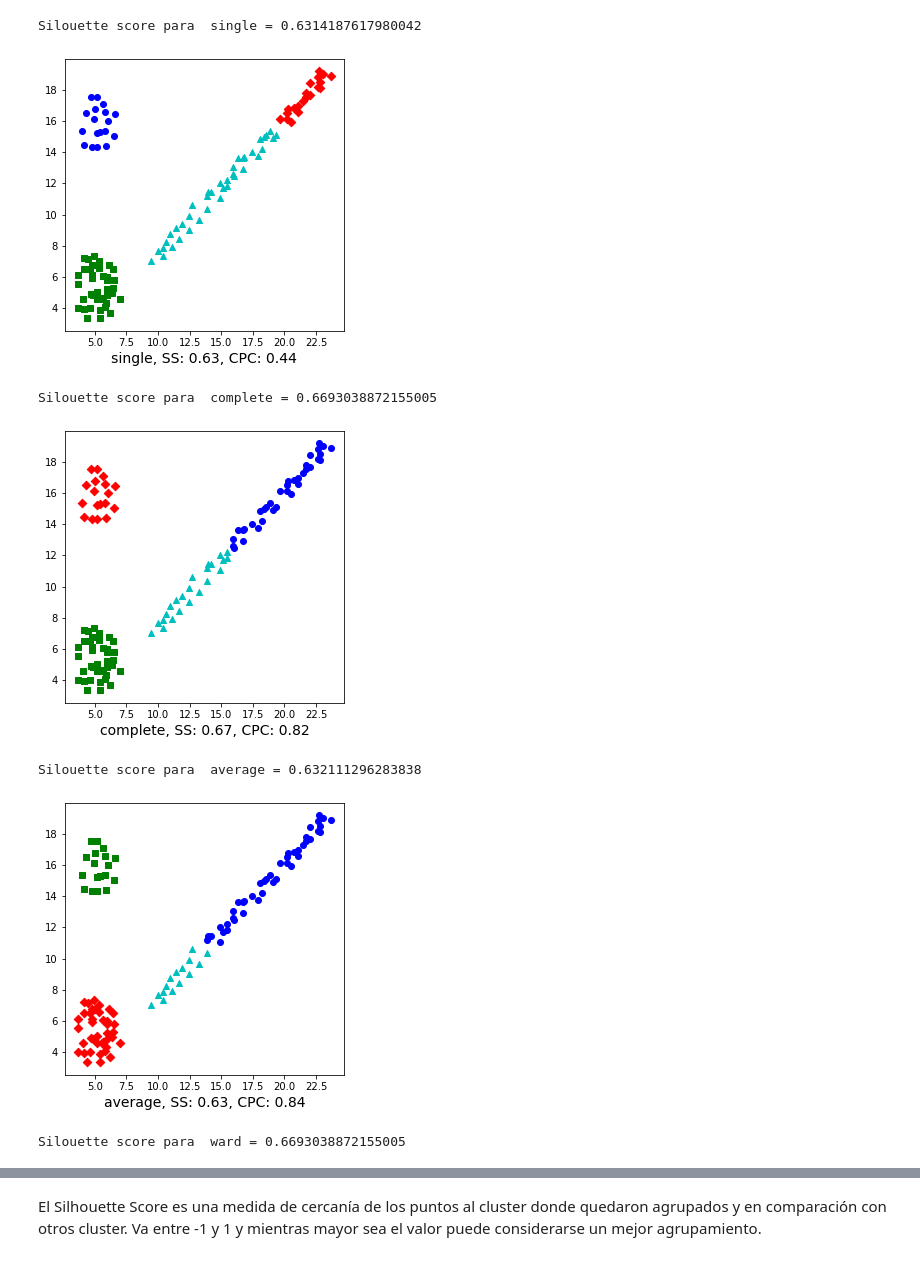
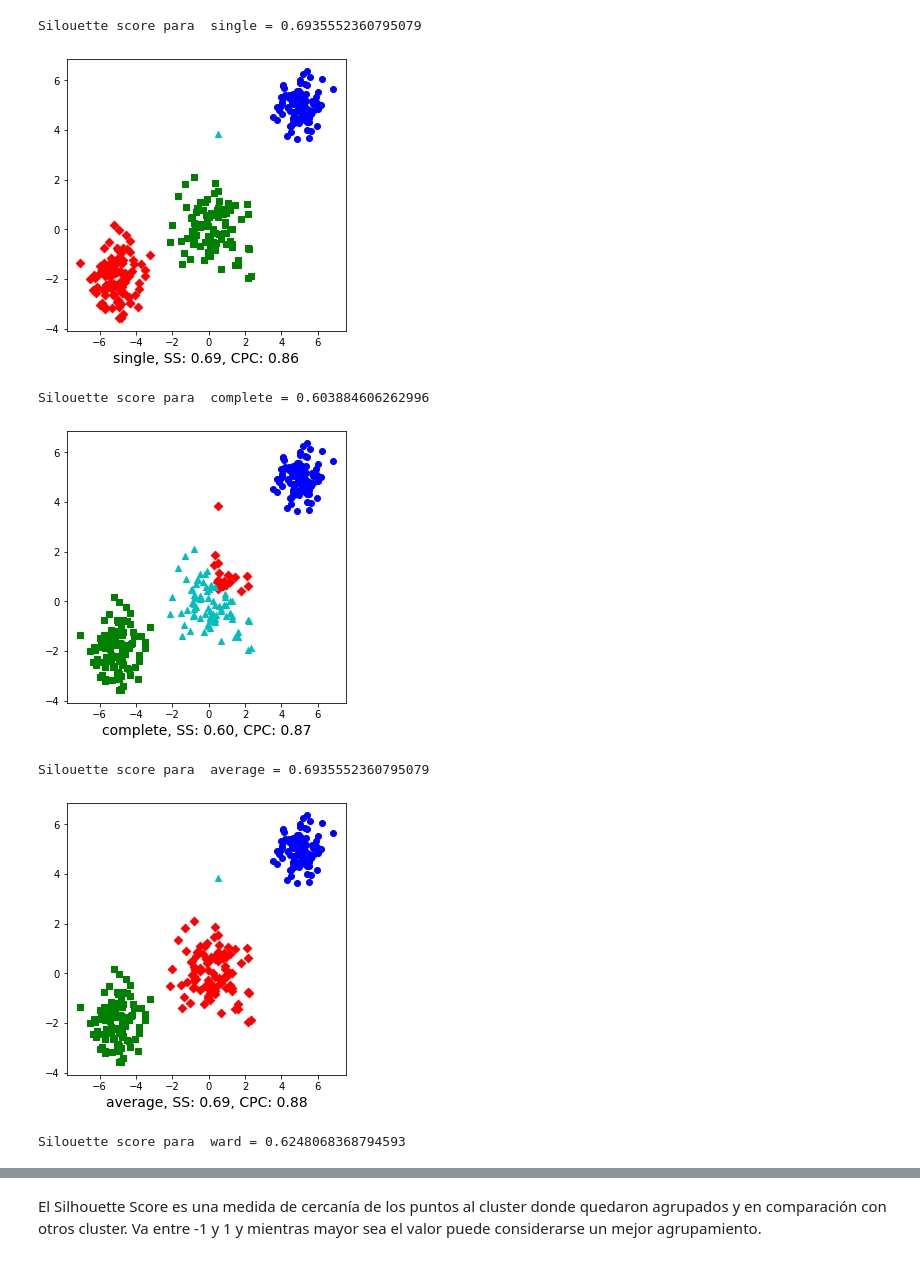
Before and after one commit to PabloSoligo2014/3670-UNLaM-CD, a Jupyter notebook: 04_Models/13_AgJerarquica/00-LabMethods.ipynb, the cells around one changed output, grey strips where cells are left out. Saved outputs shown, nothing was run; the diff lists cells and outputs as text; code cells hidden in the pictures.

```diff
--- a/04_Models/13_AgJerarquica/00-LabMethods.ipynb
+++ b/04_Models/13_AgJerarquica/00-LabMethods.ipynb
@@ -10,7 +10,24 @@ from scipy.cluster.hierarchy import dendrogram
 from scipy.cluster.hierarchy import linkage, cophenet
 from scipy.spatial import distance
 from scipy.cluster.hierarchy import fcluster
+from sklearn.datasets import make_blobs
 from sklearn import metrics
 markers = ['o', 's', 'D', '^', 'v', 'p', '*', 'H', 'x', '+', '<', '>', '1', '2', '3', '4']
 colors = ['b', 'g', 'r', 'c', 'm', 'y', 'k']
-df = pd.read_csv("../../datasets/Complete.csv", sep=';', header=None, names=["x", "y"])
+
+
+# Crear 3 grupos (blobs)
+X, y = make_blobs(
+    n_samples=300,           # total de puntos
+    centers=[(-5, -2), (0, 0), (5, 5)],  # coordenadas de los centros
+    cluster_std=[0.8, 1.0, 0.6],         # dispersión de cada grupo
+    random_state=42
+)
+
+# Visualizar los datos reales
+plt.figure(figsize=(6,5))
+plt.scatter(X[:,0], X[:,1], c=y, cmap="viridis", alpha=0.7, s=40)
+plt.title("Tres blobs (dataset sintético)")
+plt.xlabel("x1")
+plt.ylabel("x2")
+plt.show()
@@ -17,7 +35,0 @@ df = pd.read_csv("../../datasets/Complete.csv", sep=';', header=None, names=["x"
-# %%
-fields = ["x", "y"]
-fig, ax = plt.subplots(figsize=(5, 5))
-ax.set_xlabel(fields[0], fontsize=14)
-ax.set_ylabel(fields[1], fontsize=14)
-ax.scatter(df[fields[0]], df[fields[1]])
-plt.show()
@@ -44,13 +36,16 @@ df
+# %%
+X = pd.DataFrame(X, columns=["x1", "x2"])
+fields = ["x1", "x2"]
 # %%
 fig, axs = plt.subplots(1, 4, figsize=(20, 5))
 ms = ['single', 'complete', 'average', 'ward']
 dms = []
 Zs = []
 for m, ax in zip(ms, axs) :
-    dm = pdist(df[["x", "y"]], metric='euclidean') #single, complete, average, and ward
+    dm = pdist(X[fields], metric='euclidean') #single, complete, average, and ward
     dms.append(dm)
     Z = linkage(dm, method=m)#single, complete, average, and ward
-    d = dendrogram(Z, show_leaf_counts=True, leaf_font_size=8, leaf_rotation=90, ax=ax)
+    d = dendrogram(Z, show_leaf_counts=True, leaf_font_size=8, leaf_rotation=90, ax=ax, truncate_mode="level", p=3)
 
     ax.set_xlabel(m, fontsize=14)
     Zs.append(Z)
@@ -63,34 +58,34 @@ plt.show()
 # %%
 cgrupos = 4
 ms = ['single', 'complete', 'average', 'ward']
 for m, Z in zip(ms, Zs):
     memb = fcluster(Z, cgrupos, criterion='maxclust')
-    memb = pd.Series(memb, index=df.index)
-    df["Cluster"] = memb
+    memb = pd.Series(memb, index=X.index)
+    X["Cluster"] = memb
 
-    ss = metrics.silhouette_score(df[fields], labels=memb, metric='euclidean')
+    ss = metrics.silhouette_score(X[fields], labels=memb, metric='euclidean')
     print("Silouette score para ", m, "=", ss)
 
-    uet = np.unique(df["Cluster"])
-    X=df
+    uet = np.unique(X["Cluster"])
+
     fig, ax = plt.subplots(figsize=(5, 5))
     i = 0
     for e in uet:
         x = X[X["Cluster"]==e][fields[0]]
         y = X[X["Cluster"]==e][fields[1]]
         for index, row in X[X["Cluster"]==e].iterrows():
             ax.scatter(row[fields[0]],row[fields[1]], marker=markers[i%len(markers)], color=colors[i%len(colors)])
         cpc, cp = cophenet(linkage(dm, method=m), dm)
         ax.set_xlabel(m+", SS: "+"{:2.2f}".format(ss)+", CPC: "+"{:2.2f}".format(cpc), fontsize=14)
         i+=1
         #plt.scatter(x, y, marker=markers[e%len(markers)], color=colors[e%len(colors)], label='Group'+str(e))
     #plt.legend()
     plt.show()
 # %% [output]
-Silouette score para  single = 0.6314187617980042
+Silouette score para  single = 0.6935552360795079
-[figure, old version]
+[figure, new version]
-Silouette score para  complete = 0.6693038872155005
+Silouette score para  complete = 0.603884606262996
-[figure, old version]
+[figure, new version]
-Silouette score para  average = 0.632111296283838
+Silouette score para  average = 0.6935552360795079
-[figure, old version]
+[figure, new version]
-Silouette score para  ward = 0.6693038872155005
+Silouette score para  ward = 0.6248068368794593
```
Also changed, not shown: parts of 20 cells of this notebook, 4 other files.
